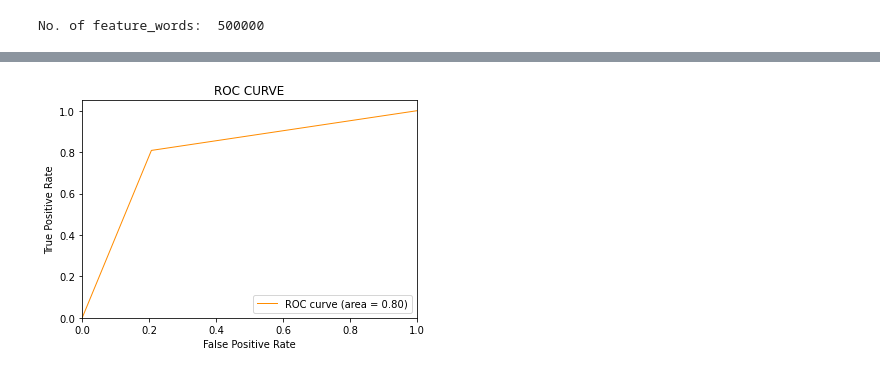
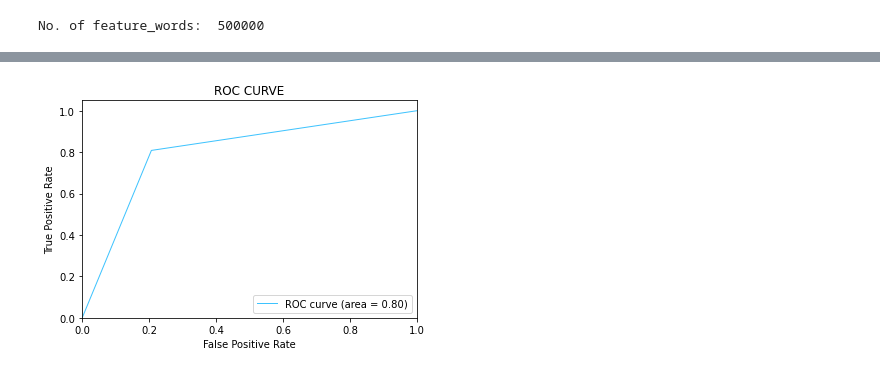
Before and after one commit to SChandel-cmd/Twitter-Sentiment-Analysis, a Jupyter notebook: Twitter Sentiment Analysis.ipynb, the cells around one changed output, grey strips where cells are left out. Drawn from its saved outputs; the diff is of its cells as text; code cells hidden in the pictures.

```diff
--- a/Twitter Sentiment Analysis.ipynb
+++ b/Twitter Sentiment Analysis.ipynb
@@ -315,18 +316,18 @@ weighted avg       0.80      0.80      0.80     80000
 # %%
 from sklearn.metrics import roc_curve, auc
 fpr, tpr, thresholds = roc_curve(y_test, y_pred1)
 roc_auc = auc(fpr, tpr)
 plt.figure()
-plt.plot(fpr, tpr, color='darkorange', lw=1, label='ROC curve (area = %0.2f)' % roc_auc)
+plt.plot(fpr, tpr, color='#3EC3FE', lw=1, label='ROC curve (area = %0.2f)' % roc_auc)
 plt.xlim([0.0, 1.0])
 plt.ylim([0.0, 1.05])
 plt.xlabel('False Positive Rate')
 plt.ylabel('True Positive Rate')
 plt.title('ROC CURVE')
 plt.legend(loc="lower right")
 plt.show()
 # %% [output]
-[figure, old version]
+[figure, new version]
 # %%
 SVCmodel = LinearSVC()
 SVCmodel.fit(X_train, y_train)
```
Also changed, not shown: parts of 13 cells of this notebook, 1 other file.
